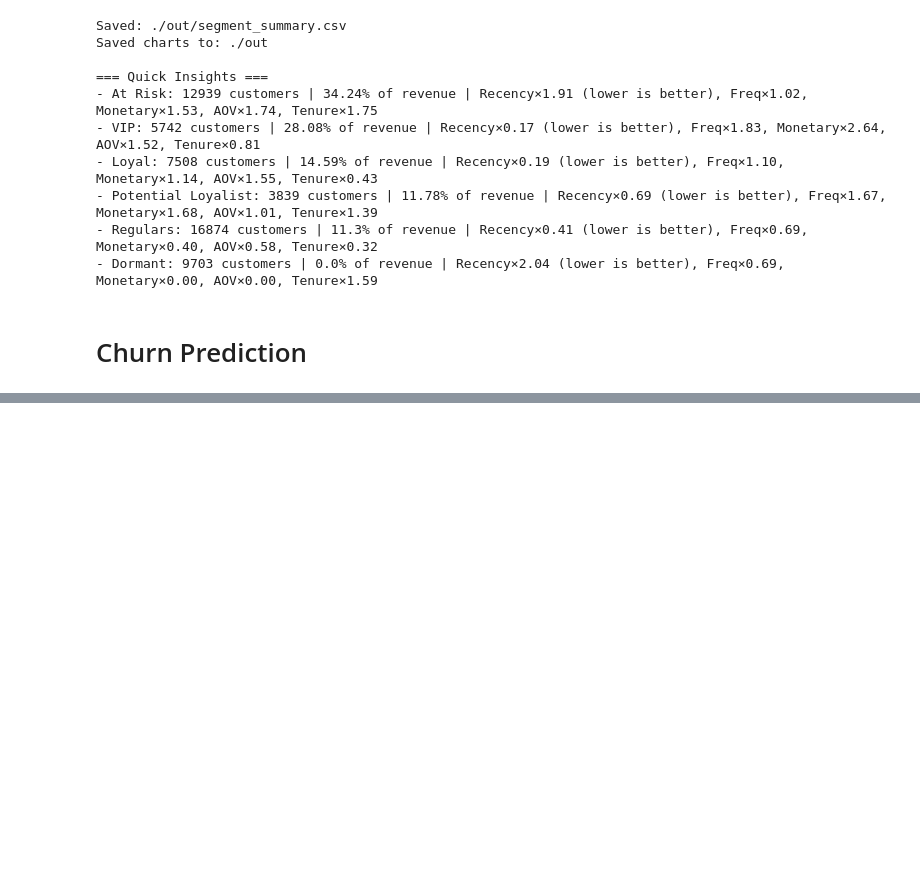
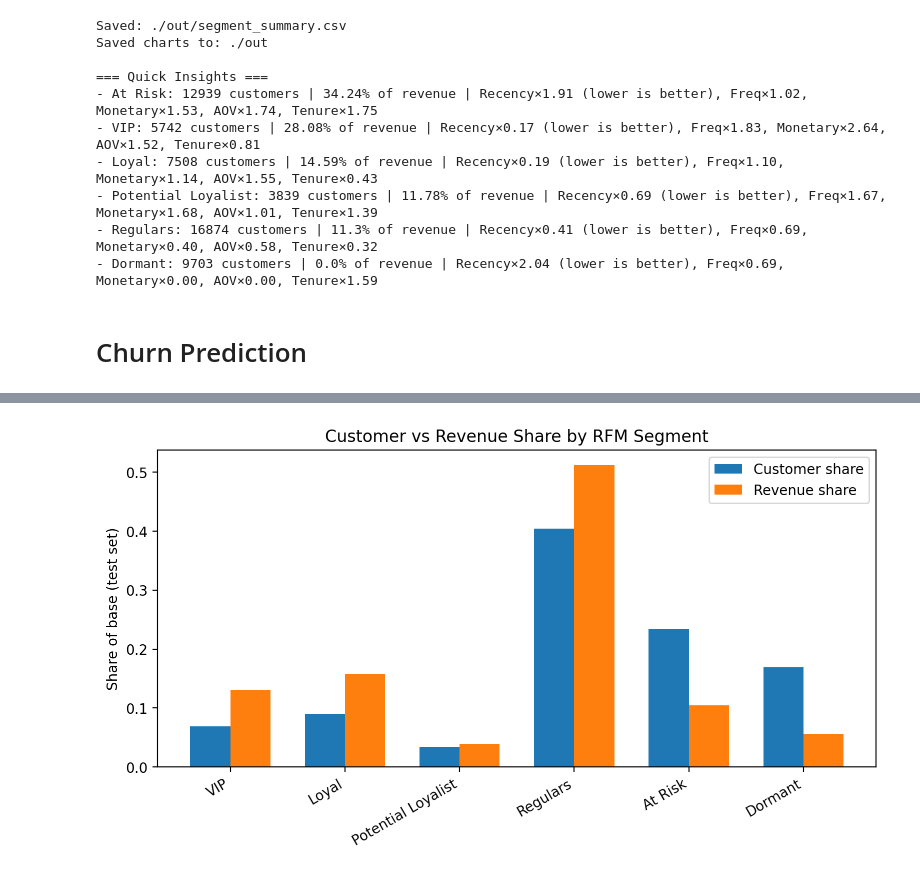
Before and after one commit to heyi87/PaloAltoNetwork_TakeHome, a Jupyter notebook: TakeHome.ipynb, the cells around one changed output, grey strips where cells are left out. Saved outputs shown, nothing was run; the diff lists cells and outputs as text; code cells hidden in the pictures; blank space fills up the shorter version.

```diff
--- a/TakeHome.ipynb
+++ b/TakeHome.ipynb
@@ -1878,0 +2095,19 @@ Saved to: out
+# %%
+fig, ax = plt.subplots(figsize=(8, 4.5))
+
+x = np.arange(len(seg_summary))
+w = 0.35
+
+ax.bar(x - w/2, seg_summary["cust_share"], width=w, label="Customer share")
+ax.bar(x + w/2, seg_summary["rev_share"], width=w, label="Revenue share")
+
+ax.set_xticks(x)
+ax.set_xticklabels(seg_summary["segment"], rotation=30, ha="right")
+ax.set_ylabel("Share of base (test set)")
+ax.set_title("Customer vs Revenue Share by RFM Segment")
+ax.legend()
+plt.tight_layout()
+plt.savefig("out/segment_customer_vs_revenue_share_side_by_side.png", dpi=150)
+plt.show()
+# %% [output]
+[figure, added]
```
Also changed, not shown: parts of 23 cells of this notebook, 6 other files.
